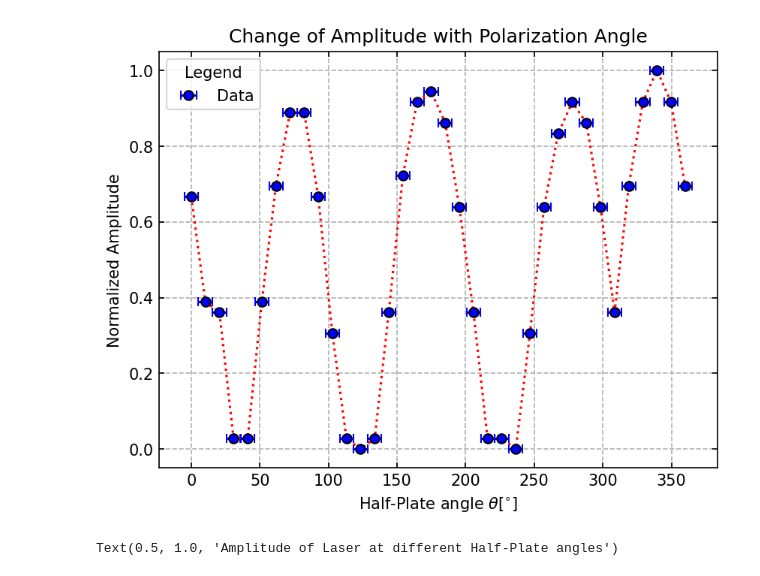
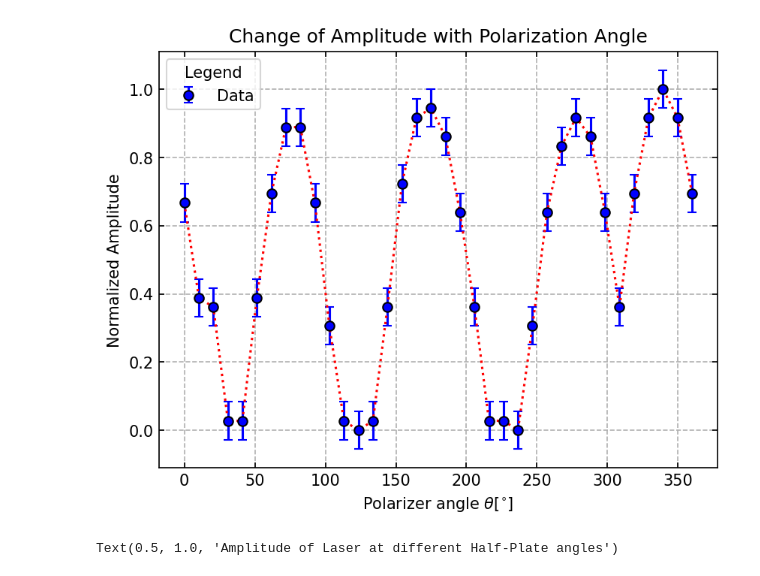
Before and after one commit to StefanStringer/ExperimentalBoyzWSL, a Jupyter notebook: Exercise_3/Polarization half plate and polarizer.ipynb, the cells around one changed output. Cells and saved outputs as stored; diff of their text form; code cells hidden in the pictures.

```diff
--- a/Exercise_3/Polarization half plate and polarizer.ipynb
+++ b/Exercise_3/Polarization half plate and polarizer.ipynb
@@ -24,18 +24,19 @@ for Data_name in Data_names:
     V1.append(Data[:, 1][0::100])
 # %%
 amplitudes = np.array([(max(v) - min(v)) for v in V1])
+amp_err = [np.sqrt(1/2) * 0.078] * len(amplitudes)
 amplitudes = (amplitudes - amplitudes.min()) / (amplitudes.max() - amplitudes.min())
 angles = np.linspace(0, 360, 36)
-plt.errorbar(angles, (amplitudes - amplitudes.min()) / (amplitudes.max() - amplitudes.min()), xerr = 5, fmt = 'o', capsize = 3, color = 'blue', label = 'Data', markeredgecolor = 'k')
+plt.errorbar(angles, (amplitudes - amplitudes.min()) / (amplitudes.max() - amplitudes.min()), yerr = amp_err, fmt = 'o', capsize = 3, color = 'blue', label = 'Data', markeredgecolor = 'k')
 plt.plot(angles, (amplitudes - amplitudes.min()) / (amplitudes.max() - amplitudes.min()), linestyle = ':', color = 'red')
 plt.grid(linestyle = '--')
 plt.legend(title = 'Legend')
 plt.title('Change of Amplitude with Polarization Angle')
-plt.xlabel(r'Half-Plate angle $\theta [^{\circ}]$')
+plt.xlabel(r'Polarizer angle $\theta [^{\circ}]$')
 plt.ylabel(r'Normalized Amplitude')
 plt.tick_params(direction = 'in', top = True, right = True)
 # %% [output]
-[figure, old version]
+[figure, new version]
 # %%
 def amp_fit(theta, *p):
     c = p[0]
```
Also changed, not shown: parts of 4 cells of this notebook, 1 other file.
